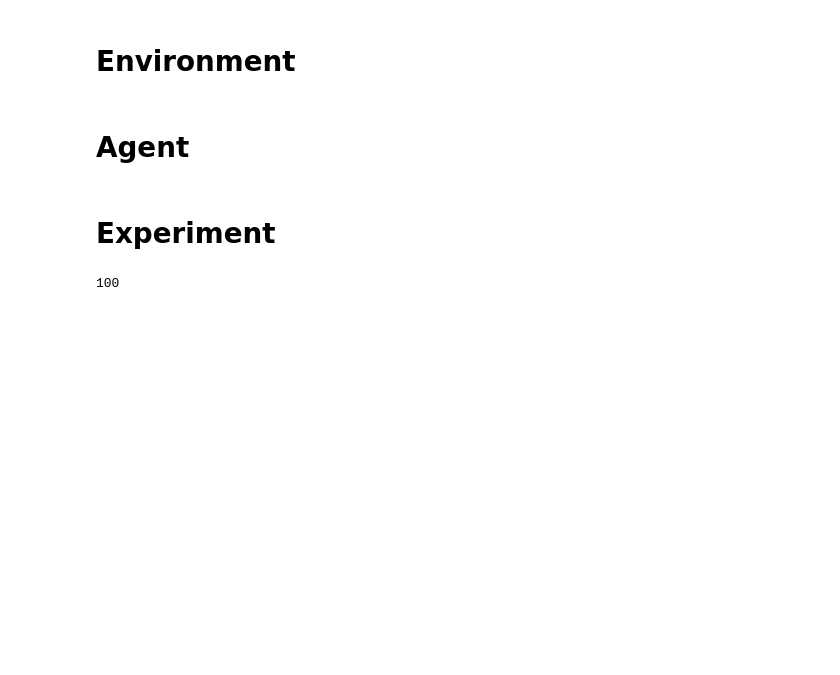
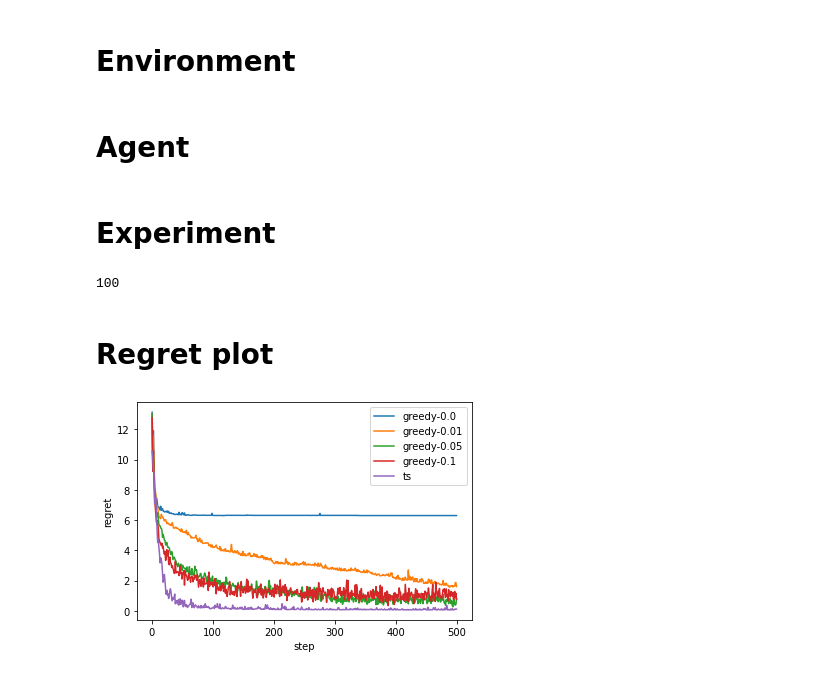
Before and after one commit to grainpowder/ts-remake, a Jupyter notebook: 4_1_IndependentShortestPath.ipynb, the cells around one changed output. Cells and saved outputs as stored; diff of their text form; code cells hidden in the pictures; blank space fills up the shorter version.

```diff
--- a/4_1_IndependentShortestPath.ipynb
+++ b/4_1_IndependentShortestPath.ipynb
@@ -103,11 +104,17 @@ class BinaryBridge:
 class Environment(BinaryBridge):
 
     def overwrite_edge_length(self, edge_length):
+        """
+
+        """
         for start_node in edge_length:
             for end_node in edge_length[start_node]:
                 self.graph[start_node][end_node] = edge_length[start_node][end_node]
 
     def get_shortest_path(self):
+        """
+
+        """
         self._apply_dijkstra()
         return self.shortest_path
 
@@ -129,7 +136,7 @@ class Environment(BinaryBridge):
 # %%
 class EpsilonGreedy:
 
-    def __init__(self, n_stages, mu0, sig02, sig2_tilde=1., epsilon=0.0):
+    def __init__(self, n_stages, mu0, sig02, epsilon=0.0, sig2_tilde=1.):
         assert (n_stages % 2 == 0), 'number of stages has to be even'
         self.n_stages = n_stages
         self.mu0 = mu0
@@ -175,7 +182,7 @@ class EpsilonGreedy:
             path += [start_node]
             if start_node == (self.n_stages, 0):
                 break
-            start_node = random.choice(list(self.internal_env.graph.keys()))
+            start_node = random.choice(list(self.internal_env.graph[start_node].keys()))
         return path
 
     def _exploit(self):
@@ -269,6 +276,7 @@ sig02 = 1
 n_steps = 500
 n_experiment = 100
 environment = Environment(n_stages, mu0, sig02)
+agent_types = ['greedy-0.0', 'greedy-0.01', 'greedy-0.05', 'greedy-0.1', 'ts']
 
 for exp_id in range(1, n_experiment+1):
     sys.stdout.write('\r')
@@ -276,11 +284,31 @@ for exp_id in range(1, n_experiment+1):
     sys.stdout.flush()
 
     np.random.seed(exp_id)
-    for agent_type in ['greedy', 'ts']:
-        agent = EpsilonGreedy(n_stages, mu0, sig02) if agent_type == 'greedy' else Thompson(n_stages, mu0, sig02)
+    for agent_type in agent_types:
+        if agent_type[:6] == 'greedy':
+            agent = EpsilonGreedy(n_stages, mu0, sig02, epsilon=float(agent_type.split('-')[1]))
+        else:
+            agent = Thompson(n_stages, mu0, sig02)
         experiment = Experiment(agent, environment, n_steps, exp_id)
         experiment.run()
         experiment.result.insert(experiment.result.shape[1], 'agent', agent_type)
         results.append(experiment.result)
 # %% [output]
 100
+# %% [markdown]
+# Regret plot
+# %%
+df_concat = pd.concat(results)
+plt_df = df_concat.groupby(['agent', 'step']).agg({'regret':np.mean}).reset_index()
+fig, ax = plt.subplots()
+
+for agent_type in agent_types:
+    data = plt_df.loc[plt_df['agent'] == agent_type]
+    ax.plot(data['step'], data['regret'], label=agent_type)
+
+ax.set_xlabel('step')
+ax.set_ylabel('regret')
+ax.legend()
+plt.show()
+# %% [output]
+[figure, added]
```
Also changed, not shown: parts of 2 cells of this notebook.
